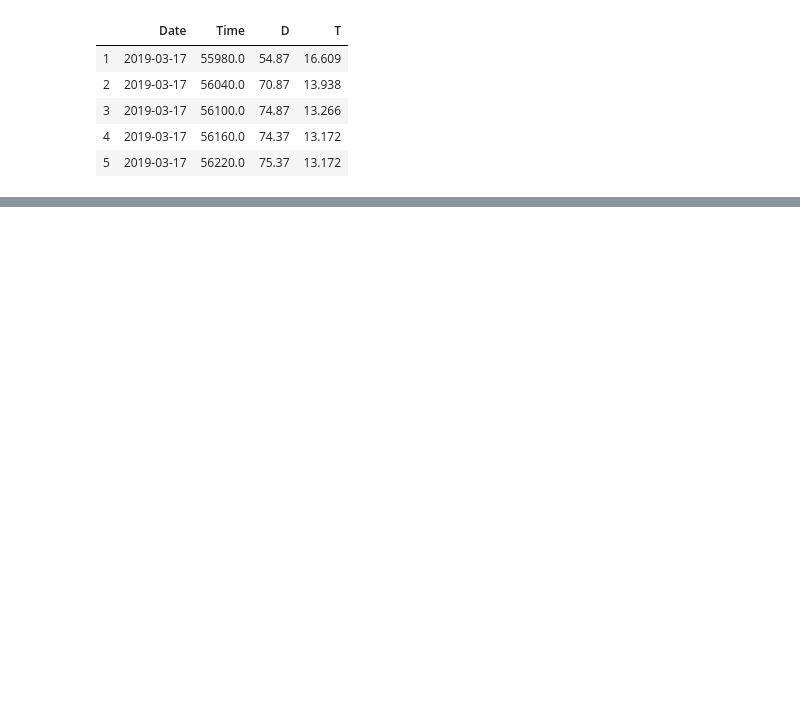
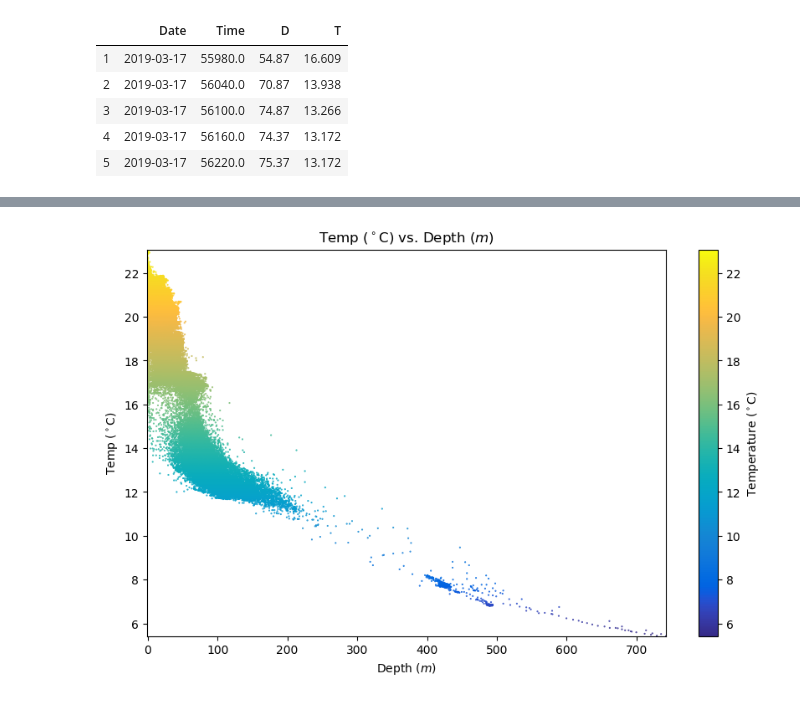
Before and after one commit to BryceWayne/PIER, a Jupyter notebook: PIER EDA.ipynb, the cells around one changed output, grey strips where cells are left out. Saved outputs shown, nothing was run; the diff lists cells and outputs as text; code cells hidden in the pictures; blank space fills up the shorter version.

```diff
--- a/PIER EDA.ipynb
+++ b/PIER EDA.ipynb
@@ -139,3 +178,26 @@ test_cm = parula_map
+# %%
+plt.figure(1, figsize=(10,6))
+#labels
+plt.xlabel('Depth ($m$)')
+plt.ylabel('Temp ($^\circ$C)')
+plt.title('Temp ($^\circ$C) vs. Depth ($m$)')
+
+#c sequence
+c2 = data2['T']
+
+# #plot
+plt.scatter( data2['D'], data2['T'] , c=c2,
+            cmap = parula_map, s = np.ones_like(c2), marker='.')
+cbar2 = plt.colorbar()
+cbar2.set_label("Temperature ($^\circ$C)")
+
+plt.xlim(data2['D'].min(), data2['D'].max())
+# plt.ylim(1.1618*data2['D'].min(), 1.1618*data2['D'].max())
+plt.ylim(data2['T'].min(), data2['T'].max())
+plt.savefig('pics/temp_v_depth.png')
+plt.show()
+# %% [output]
+[figure, added]
 # %%
 bins = np.linspace(0, data['D'].max(), 800)
 x, y = times, bins
```
Also changed, not shown: parts of 4 cells of this notebook, 5 other files.
